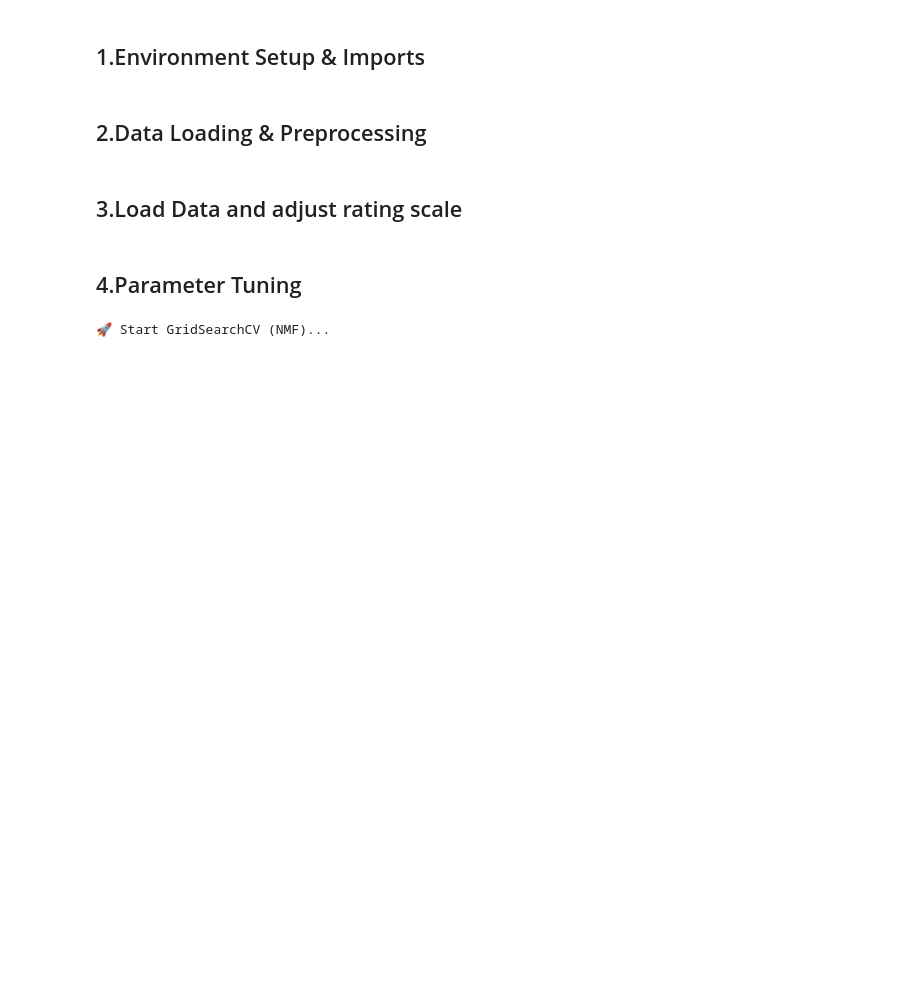
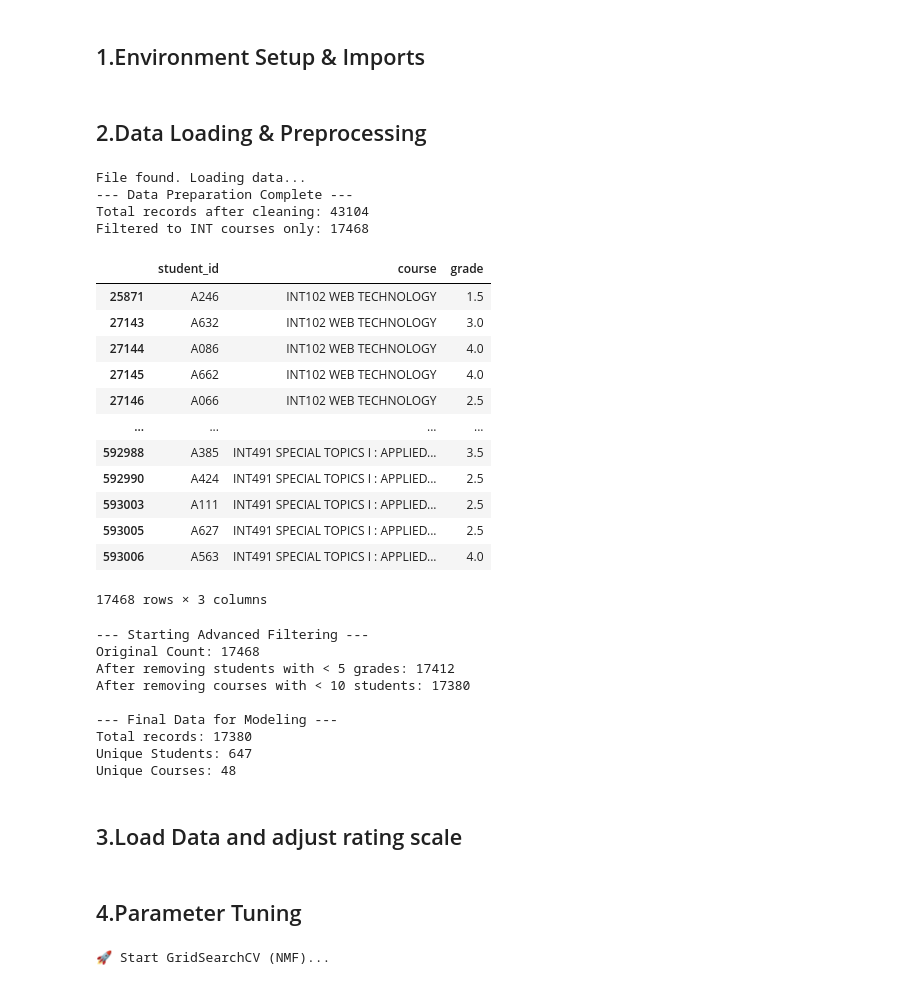
Before and after one commit to papangkorn00/ResearchProject-Experiments, a Jupyter notebook: parameter-tuning/NMF-ParamTuning.ipynb, the cells around one changed output. Cells and saved outputs as stored; diff of their text form; code cells hidden in the pictures; blank space fills up the shorter version.

```diff
--- a/parameter-tuning/NMF-ParamTuning.ipynb
+++ b/parameter-tuning/NMF-ParamTuning.ipynb
@@ -25,30 +25,82 @@ df
 # %%
 # Check if file exists
 if not os.path.exists(data_path):
     print(f"Error: The file '{data_path}' was not found.")
 else:
     print("File found. Loading data...")
 
     # === 2.1 Load Data ===
     df = pd.read_csv(data_path, low_memory=False)
 
     # === 2.2 Transform Data (Wide to Long) ===
     id_vars = ['student_id']
     df_long = pd.melt(df, id_vars=id_vars, var_name='course', value_name='grade')
 
     # === 2.3 Clean Data ===
     # Convert grade to numeric and remove invalid/empty grades
     df_long['grade'] = pd.to_numeric(df_long['grade'], errors='coerce')
     df_long_cleaned = df_long[(df_long['grade'] > 0.0) & (df_long['grade'].notna())].copy()
 
     # === 2.4 Filter for 'INT' Courses Only ===
     # This ensures the model only learns from INT courses
     df_long_filtered = df_long_cleaned[df_long_cleaned['course'].astype(str).str.startswith('INT')].copy()
 
     print(f"--- Data Preparation Complete ---")
     print(f"Total records after cleaning: {len(df_long_cleaned)}")
     print(f"Filtered to INT courses only: {len(df_long_filtered)}")
     display(df_long_filtered)
+
+    # === 2.5 Advanced Data Filtering ===
+MIN_GRADES_PER_STUDENT = 5   # นักเรียนต้องมีเกรดอย่างน้อย 5 วิชา (ถ้าน้อยกว่านี้ Model จะเดานิสัยยาก)
+MIN_STUDENTS_PER_COURSE = 10 # วิชานั้นต้องมีคนเรียนอย่างน้อย 10 คน (ถ้าน้อยกว่านี้ Model จะไม่รู้นิสัยวิชา)
+
+print(f"\n--- Starting Advanced Filtering ---")
+print(f"Original Count: {len(df_long_filtered)}")
+
+# 1. กรองนักเรียนที่มีข้อมูลน้อยออก
+student_counts = df_long_filtered['student_id'].value_counts()
+valid_students = student_counts[student_counts >= MIN_GRADES_PER_STUDENT].index
+df_step1 = df_long_filtered[df_long_filtered['student_id'].isin(valid_students)]
+print(f"After removing students with < {MIN_GRADES_PER_STUDENT} grades: {len(df_step1)}")
+
+# 2. กรองวิชาที่มีข้อมูลน้อยออก
+course_counts = df_step1['course'].value_counts()
+valid_courses = course_counts[course_counts >= MIN_STUDENTS_PER_COURSE].index
+df_final = df_step1[df_step1['course'].isin(valid_courses)].copy()
+print(f"After removing courses with < {MIN_STUDENTS_PER_COURSE} students: {len(df_final)}")
+
+# === 2.6 Summary ===
+print(f"\n--- Final Data for Modeling ---")
+print(f"Total records: {len(df_final)}")
+print(f"Unique Students: {df_final['student_id'].nunique()}")
+print(f"Unique Courses: {df_final['course'].nunique()}")
+# %% [output]
+File found. Loading data...
+--- Data Preparation Complete ---
+Total records after cleaning: 43104
+Filtered to INT courses only: 17468
+|  | student_id | course | grade |
+| 25871 | A246 | INT102 WEB TECHNOLOGY | 1.5 |
+| 27143 | A632 | INT102 WEB TECHNOLOGY | 3.0 |
+| 27144 | A086 | INT102 WEB TECHNOLOGY | 4.0 |
+| 27145 | A662 | INT102 WEB TECHNOLOGY | 4.0 |
+| 27146 | A066 | INT102 WEB TECHNOLOGY | 2.5 |
+| ... | ... | ... | ... |
+| 592988 | A385 | INT491 SPECIAL TOPICS I : APPLIED... | 3.5 |
+| 592990 | A424 | INT491 SPECIAL TOPICS I : APPLIED... | 2.5 |
+| 593003 | A111 | INT491 SPECIAL TOPICS I : APPLIED... | 2.5 |
+| 593005 | A627 | INT491 SPECIAL TOPICS I : APPLIED... | 2.5 |
+| 593006 | A563 | INT491 SPECIAL TOPICS I : APPLIED... | 4.0 |
+17468 rows × 3 columns
+--- Starting Advanced Filtering ---
+Original Count: 17468
+After removing students with < 5 grades: 17412
+After removing courses with < 10 students: 17380
+
+--- Final Data for Modeling ---
+Total records: 17380
+Unique Students: 647
+Unique Courses: 48
 # %% [markdown]
 ## 3.Load Data and adjust rating scale
 # %%
```
Also changed, not shown: parts of 5 cells of this notebook, 1 other file.
